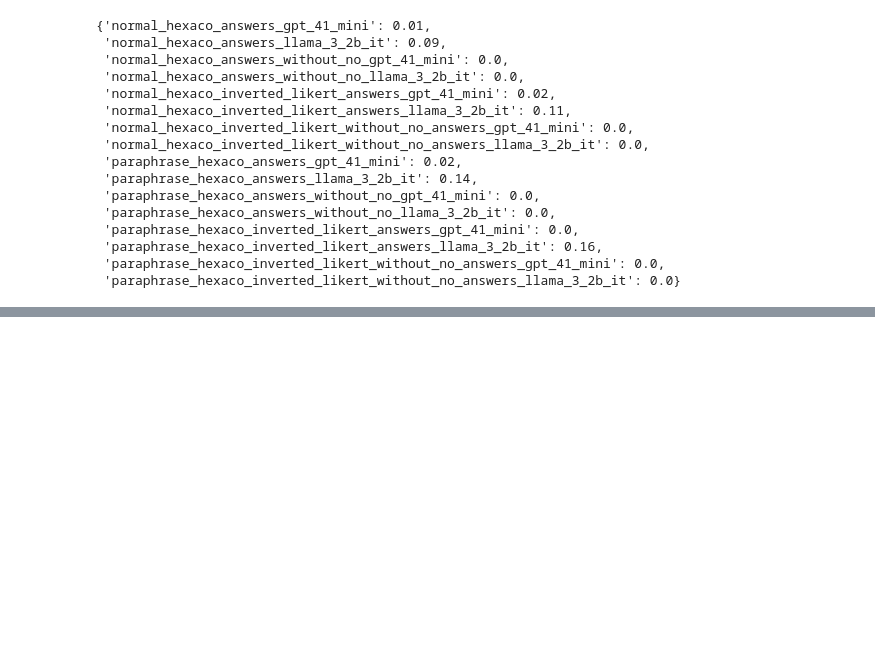
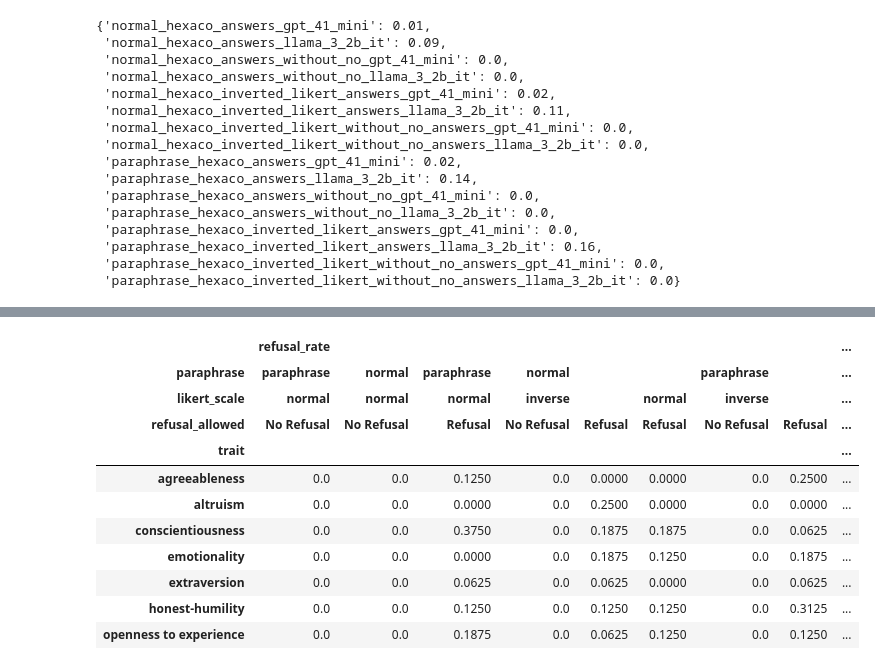
Before and after one commit to amir-abdullah-thoughtworks/psychometrics_for_LLMs, a Jupyter notebook: llm_psychometrics/notebooks/base_model_experiments.ipynb, the cells around one changed output, grey strips where cells are left out. Saved outputs shown, nothing was run; the diff lists cells and outputs as text; code cells hidden in the pictures; blank space fills up the shorter version.

```diff
--- a/llm_psychometrics/notebooks/base_model_experiments.ipynb
+++ b/llm_psychometrics/notebooks/base_model_experiments.ipynb
@@ -443,2 +493,4 @@ gpt_stat_pivot_df = gpt_stat_df.pivot(values = ['refusal_rate','subtrait_score',
 # %%
-llama_stat_pivot_df = llama_stat_df.pivot(values = ['refusal_rate','subtrait_score',], columns=['paraphrase', 'likert_scale','refusal_allowed'], index=['trait','subtrait'])
+llama_subtrait_stat_pivot_df = llama_subtrait_stat_df.pivot(values = ['refusal_rate','subtrait_score',], columns=['paraphrase', 'likert_scale','refusal_allowed'], index=['trait','subtrait'])
+
+llama_trait_stat_pivot_df = llama_trait_stat_df.pivot(values = ['refusal_rate','trait_score',], columns=['paraphrase', 'likert_scale','refusal_allowed'], index=['trait'])
@@ -492,0 +512,15 @@ llama_stat_pivot_df
+# %%
+llama_trait_stat_pivot_df
+# %% [output]
+|  | refusal_rate |  |  |  |  |  |  |  | ... |
+| paraphrase | paraphrase | normal | paraphrase | normal |  |  | paraphrase |  | ... |
+| likert_scale | normal | normal | normal | inverse |  | normal | inverse |  | ... |
+| refusal_allowed | No Refusal | No Refusal | Refusal | No Refusal | Refusal | Refusal | No Refusal | Refusal | ... |
+| trait |  |  |  |  |  |  |  |  | ... |
+| agreeableness | 0.0 | 0.0 | 0.1250 | 0.0 | 0.0000 | 0.0000 | 0.0 | 0.2500 | ... |
+| altruism | 0.0 | 0.0 | 0.0000 | 0.0 | 0.2500 | 0.0000 | 0.0 | 0.0000 | ... |
+| conscientiousness | 0.0 | 0.0 | 0.3750 | 0.0 | 0.1875 | 0.1875 | 0.0 | 0.0625 | ... |
+| emotionality | 0.0 | 0.0 | 0.0000 | 0.0 | 0.1875 | 0.1250 | 0.0 | 0.1875 | ... |
+| extraversion | 0.0 | 0.0 | 0.0625 | 0.0 | 0.0625 | 0.0000 | 0.0 | 0.0625 | ... |
+| honest-humility | 0.0 | 0.0 | 0.1250 | 0.0 | 0.1250 | 0.1250 | 0.0 | 0.3125 | ... |
+| openness to experience | 0.0 | 0.0 | 0.1875 | 0.0 | 0.0625 | 0.1250 | 0.0 | 0.1250 | ... |
```
Also changed, not shown: parts of 13 cells of this notebook, 17 other files.
